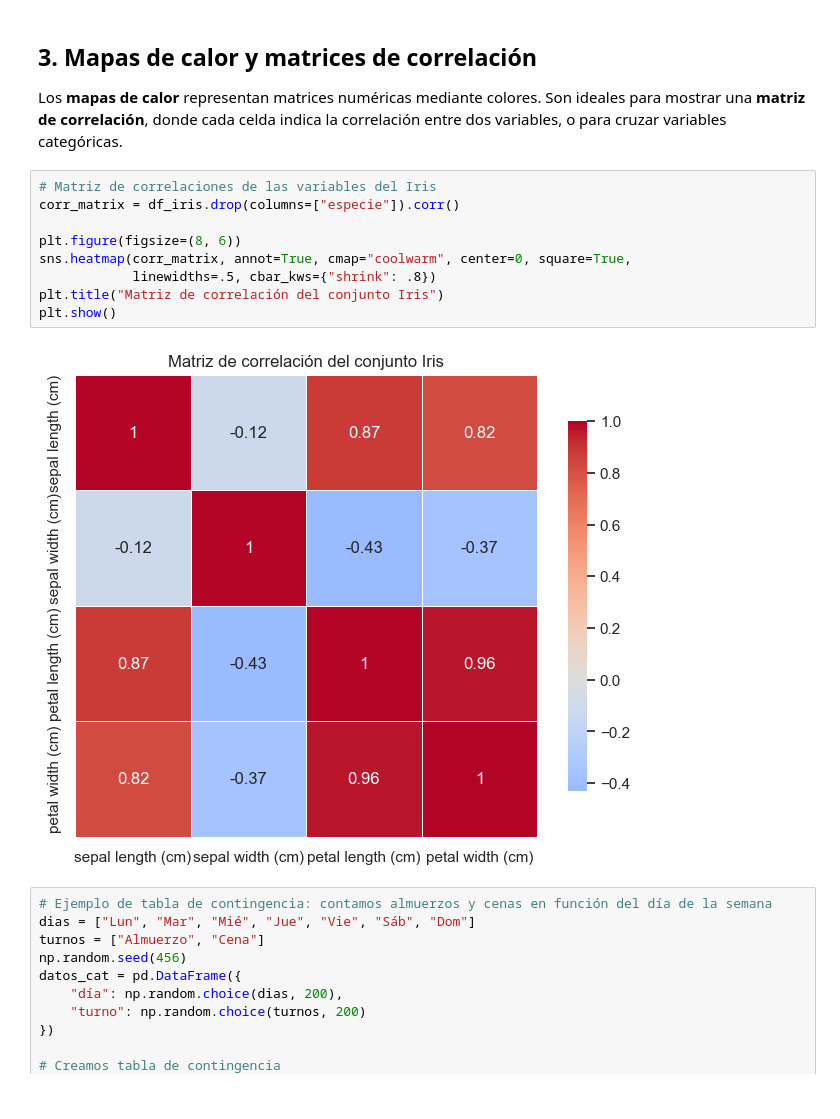
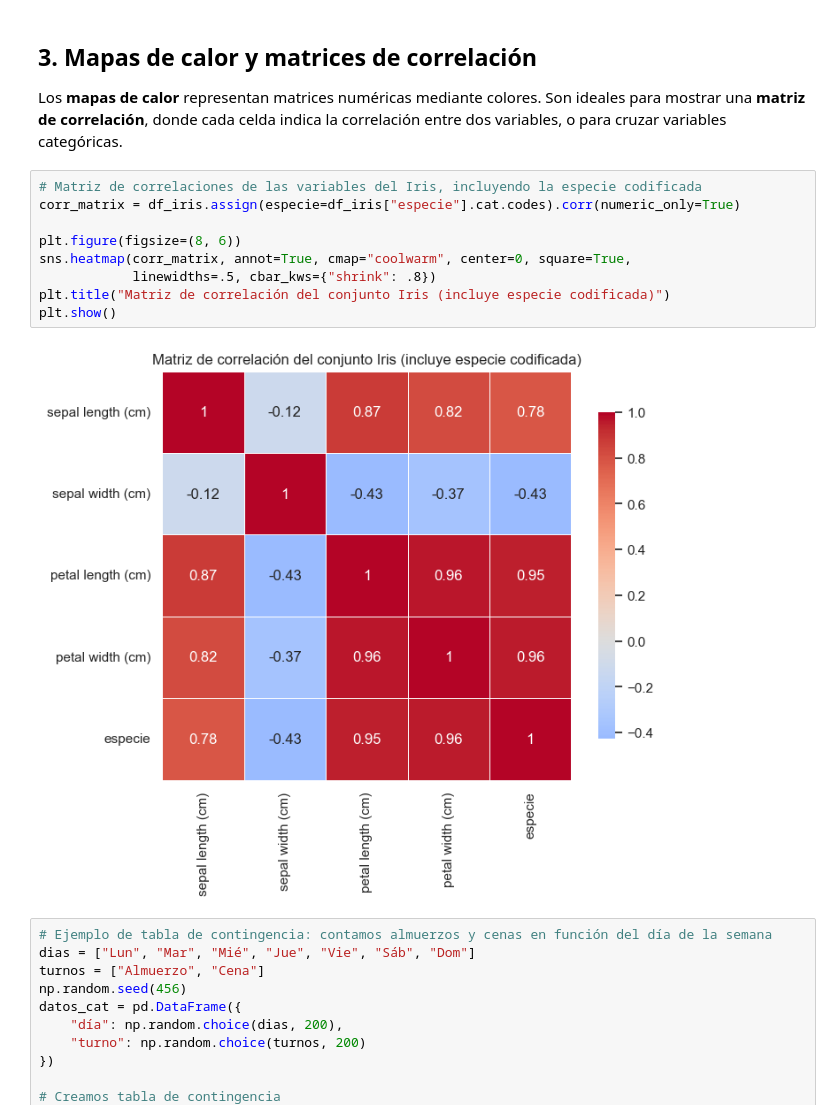
Before and after one commit to JuanRios3012/data-visualization-course, a Jupyter notebook: notebooks/módulo 2/seaborn.ipynb, the cells around one changed output. Cells and saved outputs as stored; diff of their text form.

```diff
--- a/notebooks/módulo 2/seaborn.ipynb
+++ b/notebooks/módulo 2/seaborn.ipynb
@@ -171,16 +171,16 @@ plt.show()
 
 Los **mapas de calor** representan matrices numéricas mediante colores. Son ideales para mostrar una **matriz de correlación**, donde cada celda indica la correlación entre dos variables, o para cruzar variables categóricas.
 # %%
-# Matriz de correlaciones de las variables del Iris
-corr_matrix = df_iris.drop(columns=["especie"]).corr()
+# Matriz de correlaciones de las variables del Iris, incluyendo la especie codificada
+corr_matrix = df_iris.assign(especie=df_iris["especie"].cat.codes).corr(numeric_only=True)
 
 plt.figure(figsize=(8, 6))
 sns.heatmap(corr_matrix, annot=True, cmap="coolwarm", center=0, square=True,
             linewidths=.5, cbar_kws={"shrink": .8})
-plt.title("Matriz de correlación del conjunto Iris")
+plt.title("Matriz de correlación del conjunto Iris (incluye especie codificada)")
 plt.show()
 # %% [output]
-[figure, old version]
+[figure, new version]
 # %%
 # Ejemplo de tabla de contingencia: contamos almuerzos y cenas en función del día de la semana
 dias = ["Lun", "Mar", "Mié", "Jue", "Vie", "Sáb", "Dom"]
```
Also changed, not shown: parts of 6 cells of this notebook, 1 other file.
